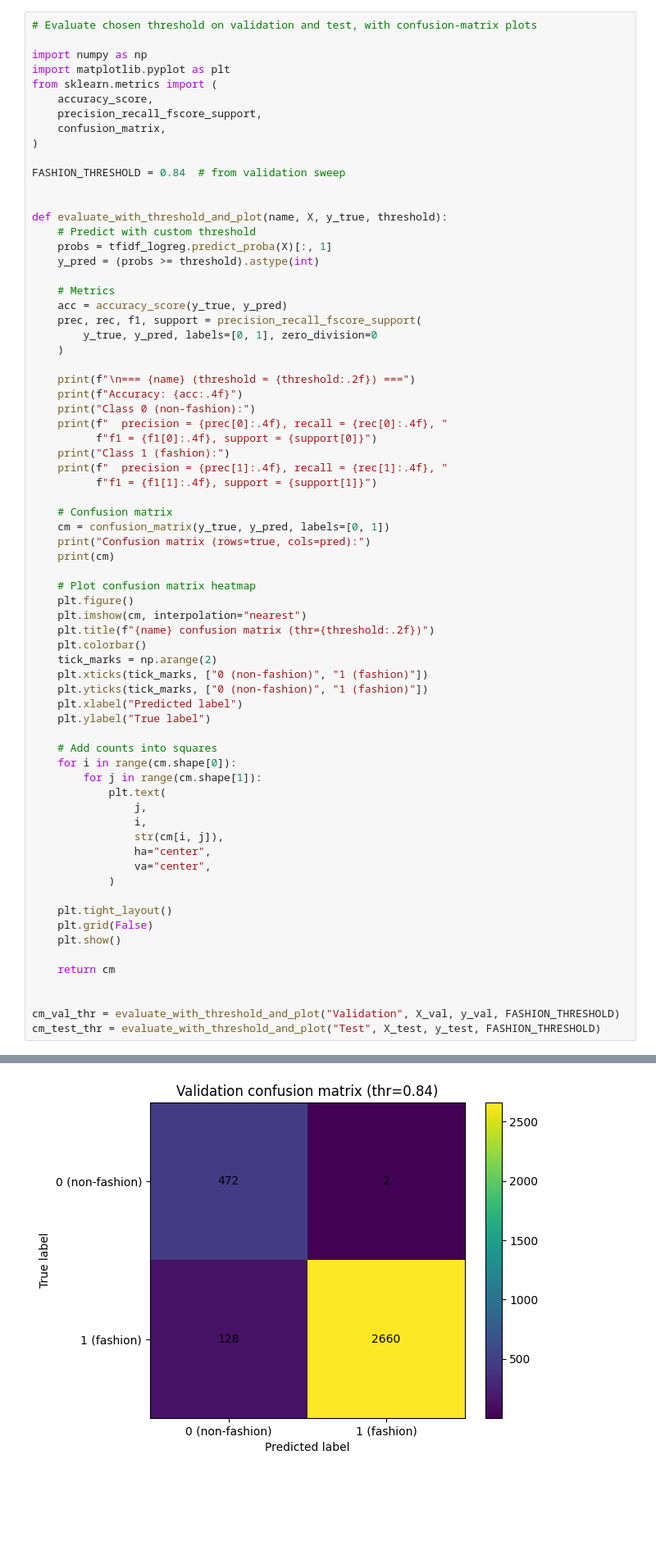
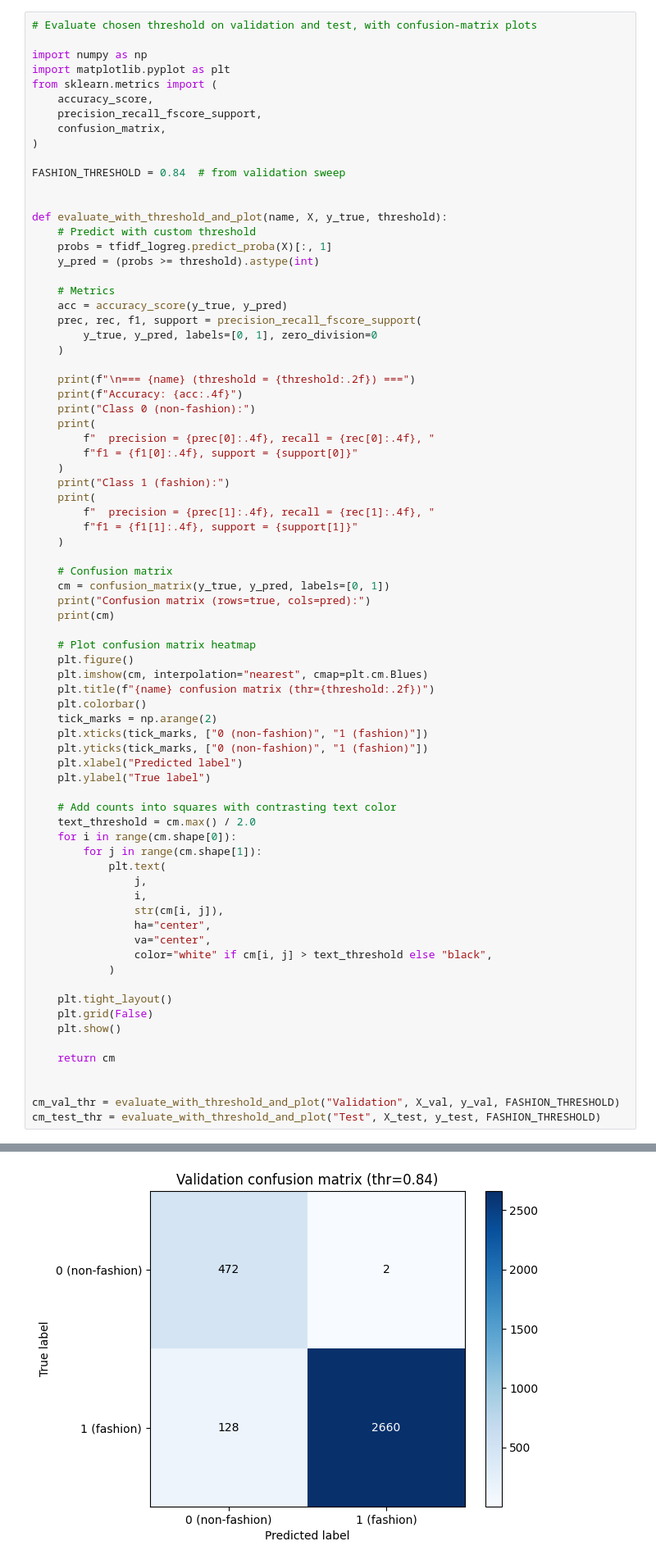
Before and after one commit to rlvramana/Product-Classifcation, a Jupyter notebook: notebooks/04_baseline_logreg.ipynb, the cells around one changed output, grey strips where cells are left out. Shown at 82% size. Cells and saved outputs as stored; diff of their text form; blank space fills up the shorter version.

```diff
--- a/notebooks/04_baseline_logreg.ipynb
+++ b/notebooks/04_baseline_logreg.ipynb
@@ -387,11 +387,15 @@ def evaluate_with_threshold_and_plot(name, X, y_true, threshold):
     print(f"\n=== {name} (threshold = {threshold:.2f}) ===")
     print(f"Accuracy: {acc:.4f}")
     print("Class 0 (non-fashion):")
-    print(f"  precision = {prec[0]:.4f}, recall = {rec[0]:.4f}, "
-          f"f1 = {f1[0]:.4f}, support = {support[0]}")
+    print(
+        f"  precision = {prec[0]:.4f}, recall = {rec[0]:.4f}, "
+        f"f1 = {f1[0]:.4f}, support = {support[0]}"
+    )
     print("Class 1 (fashion):")
-    print(f"  precision = {prec[1]:.4f}, recall = {rec[1]:.4f}, "
-          f"f1 = {f1[1]:.4f}, support = {support[1]}")
+    print(
+        f"  precision = {prec[1]:.4f}, recall = {rec[1]:.4f}, "
+        f"f1 = {f1[1]:.4f}, support = {support[1]}"
+    )
 
     # Confusion matrix
     cm = confusion_matrix(y_true, y_pred, labels=[0, 1])
@@ -400,7 +404,7 @@ def evaluate_with_threshold_and_plot(name, X, y_true, threshold):
 
     # Plot confusion matrix heatmap
     plt.figure()
-    plt.imshow(cm, interpolation="nearest")
+    plt.imshow(cm, interpolation="nearest", cmap=plt.cm.Blues)
     plt.title(f"{name} confusion matrix (thr={threshold:.2f})")
     plt.colorbar()
     tick_marks = np.arange(2)
@@ -409,37 +413,39 @@ def evaluate_with_threshold_and_plot(name, X, y_true, threshold):
     plt.xlabel("Predicted label")
     plt.ylabel("True label")
 
-    # Add counts into squares
+    # Add counts into squares with contrasting text color
+    text_threshold = cm.max() / 2.0
     for i in range(cm.shape[0]):
         for j in range(cm.shape[1]):
             plt.text(
                 j,
                 i,
                 str(cm[i, j]),
                 ha="center",
                 va="center",
+                color="white" if cm[i, j] > text_threshold else "black",
             )
 
     plt.tight_layout()
     plt.grid(False)
     plt.show()
 
     return cm
 
 
 cm_val_thr = evaluate_with_threshold_and_plot("Validation", X_val, y_val, FASHION_THRESHOLD)
 cm_test_thr = evaluate_with_threshold_and_plot("Test", X_test, y_test, FASHION_THRESHOLD)
 # %% [output]
 === Validation (threshold = 0.84) ===
 Accuracy: 0.9601
 Class 0 (non-fashion):
   precision = 0.7867, recall = 0.9958, f1 = 0.8790, support = 474
 Class 1 (fashion):
   precision = 0.9992, recall = 0.9541, f1 = 0.9761, support = 2788
 Confusion matrix (rows=true, cols=pred):
 [[ 472    2]
  [ 128 2660]]
-[figure, old version]
+[figure, new version]
 === Test (threshold = 0.84) ===
 Accuracy: 0.9344
 Class 0 (non-fashion):
```
Also changed, not shown: parts of 2 cells of this notebook, 2 other files.
